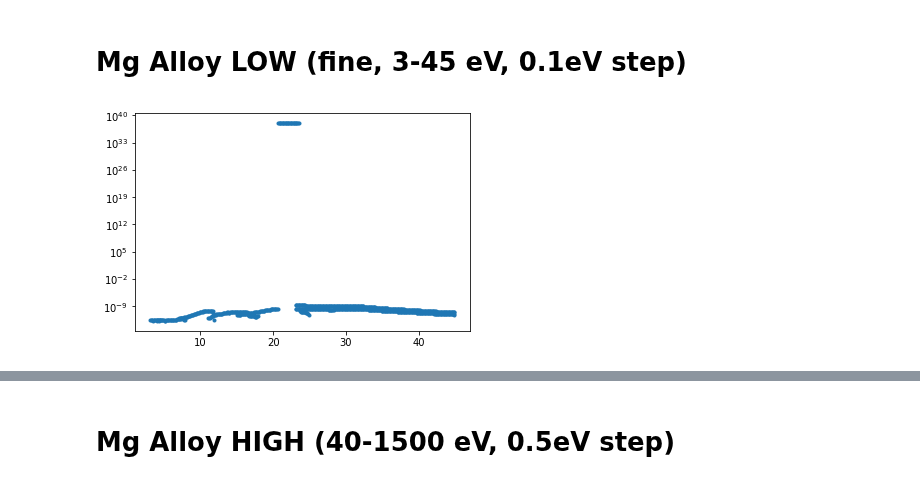
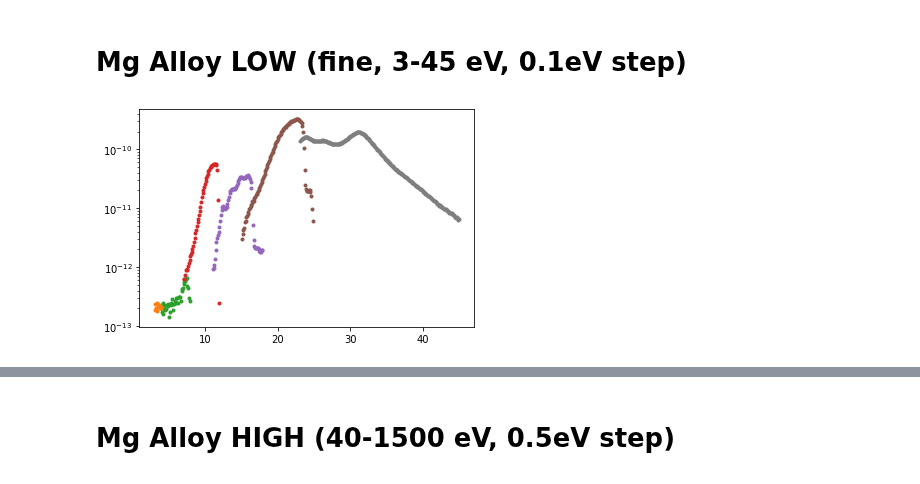
Before and after one commit to sebastiankalos/Elettra_data, a Jupyter notebook: BEAR_analysis_March2022.ipynb, the cells around one changed output, grey strips where cells are left out. Saved outputs shown, nothing was run; the diff lists cells and outputs as text; code cells hidden in the pictures.

```diff
--- a/BEAR_analysis_March2022.ipynb
+++ b/BEAR_analysis_March2022.ipynb
@@ -409,8 +591,9 @@ def compute_yield(mat_df=object,PD_df=object,threshold_lambda=int):
 PD_low_file_number = 52
 PD_low_N_of_regs = 7
 PD_low_reject_regs = [] #a list of regions that saturated (or just need to be removed) in the respective scan - indexed from 1, as in the files themselves!
-PD_low_add_regs_from_file = 0 #number of file from which the saturated regions shall be substituted from (set 0 if it's supposed to stay empty)
+PD_low_add_regs_from_files = [0] #number of file from which the saturated regions shall be substituted from (set 0 if it's supposed to stay empty)
 
-PD_low_df = concate_regions(file_number=PD_low_file_number,N_of_regs=PD_low_N_of_regs,material_name="PD_low",reject_regions=PD_low_reject_regs,add_regions_from_file=PD_low_add_regs_from_file)
+PD_low_df = concate_regions(file_number=PD_low_file_number,N_of_regs=PD_low_N_of_regs,material_name="PD_low",reject_regions=PD_low_reject_regs,add_regions_from_files=PD_low_add_regs_from_files)
+subtract_offsets(PD_low_df,offsets_df)
 PD_low_df.head()
 # %% [output]
@@ -425,7 +608,7 @@ for i in range(8):
     criterion = PD_low_df['reg_number'] == i
     pd_df = PD_low_df.loc[criterion]
 
-    plt.plot(pd_df['phot_E'],pd_df['I_diode'],'.')
+    plt.plot(pd_df['phot_E'],pd_df['I_KC'],'.')
 plt.yscale('log')
 plt.xlabel('photon energy [eV]')
 plt.ylabel('diode current [A]')
@@ -511,10 +801,13 @@ Text(0, 0.5, 'sample current [A]')
 mat_name = 'Gold_high'
 mat_file_number = 10
 mat_N_of_regs = 6
-reject_regs = [5,6] #a list of regions that saturated (or just need to be removed) in the respective scan - indexed from 1, as in the files themselves!
-add_regs_from_file = 11 #number of file from which the saturated regions shall be substituted from (set 0 if it's supposed to stay empty)
+reject_regs = [5,6] #a list of regions that saturated (or just need to be removed) in the respective scan - indexed from 1, as in the files themselves! (in order!)
+add_regs_from_files = [11,11] #number of files from which each respective saturated region shall be substituted from (set 0 if it's supposed to stay empty)
 
-Gold_high_df = concate_regions(file_number=mat_file_number,N_of_regs=mat_N_of_regs,material_name=mat_name,reject_regions=reject_regs,add_regions_from_file=add_regs_from_file)
-plt.plot(convert_eV_to_nm(Gold_high_df['phot_E']),Gold_high_df['I_sample'],'.')
+Gold_high_df = concate_regions(file_number=mat_file_number,N_of_regs=mat_N_of_regs,material_name=mat_name,reject_regions=reject_regs,add_regions_from_files=add_regs_from_files)
+#subtract_offsets(Gold_high_df,offsets_df)
+
+figure(figsize=(22, 4))
+plt.plot(Gold_high_df['phot_E'],Gold_high_df['I_KB'],'.')
 # %% [output]
 [<matplotlib.lines.Line2D at 0x...>]
@@ -521,0 +827,11 @@ plt.plot(convert_eV_to_nm(Gold_high_df['phot_E']),Gold_high_df['I_sample'],'.')
+# %%
+
+
+figure(figsize=(22, 4))
+for i in range(8):
+    criterion = Gold_high_df['reg_number'] == i
+    pd_df = Gold_high_df.loc[criterion]
+    plt.plot(pd_df['phot_E'],pd_df['Yield'],'.')
+#plt.plot(convert_eV_to_nm(phot_E),Y,'.')
+plt.yscale('log')
+plt.ylim(0,1)
@@ -524,13 +844,17 @@ plt.plot(convert_eV_to_nm(Gold_high_df['phot_E']),Gold_high_df['I_sample'],'.')
 # %%
 mat_name = 'Mg_alloy_low'
 mat_file_number = 24
 mat_N_of_regs = 7
-reject_regs = [] #a list of regions that saturated (or just need to be removed) in the respective scan - indexed from 1, as in the files themselves!
-add_regs_from_file = 0 #number of file from which the saturated regions shall be substituted from (set 0 if it's supposed to stay empty)
+reject_regs = [5,6] #a list of regions that saturated (or just need to be removed) in the respective scan - indexed from 1, as in the files themselves!
+add_regs_from_files = [26,0] #number of file from which the saturated regions shall be substituted from (set 0 if it's supposed to stay empty)
 
-Mg_alloy_low_df = concate_regions(file_number=mat_file_number,N_of_regs=mat_N_of_regs,material_name=mat_name,reject_regions=reject_regs,add_regions_from_file=add_regs_from_file)
+Mg_alloy_low_df = concate_regions(file_number=mat_file_number,N_of_regs=mat_N_of_regs,material_name=mat_name,reject_regions=reject_regs,add_regions_from_files=add_regs_from_files)
+#subtract_offsets(Mg_alloy_low_df,offsets_df)
 
-plt.plot(Mg_alloy_low_df['phot_E'],Mg_alloy_low_df['I_sample'],'.')
+for i in range(8):
+    criterion = Mg_alloy_low_df['reg_number'] == i
+    pd_df = Mg_alloy_low_df.loc[criterion]
+    plt.plot(pd_df['phot_E'],pd_df['I_KB'],'.')
 plt.yscale('log')
 # %% [output]
-[figure, old version]
+[figure, new version]
```
Also changed, not shown: parts of 52 cells of this notebook, 9 other files.
